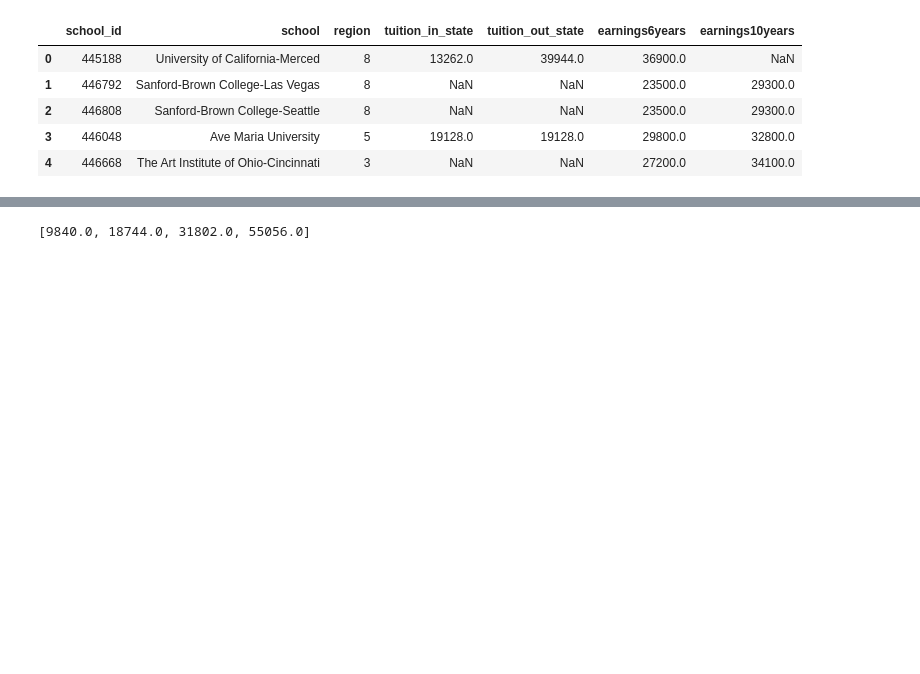
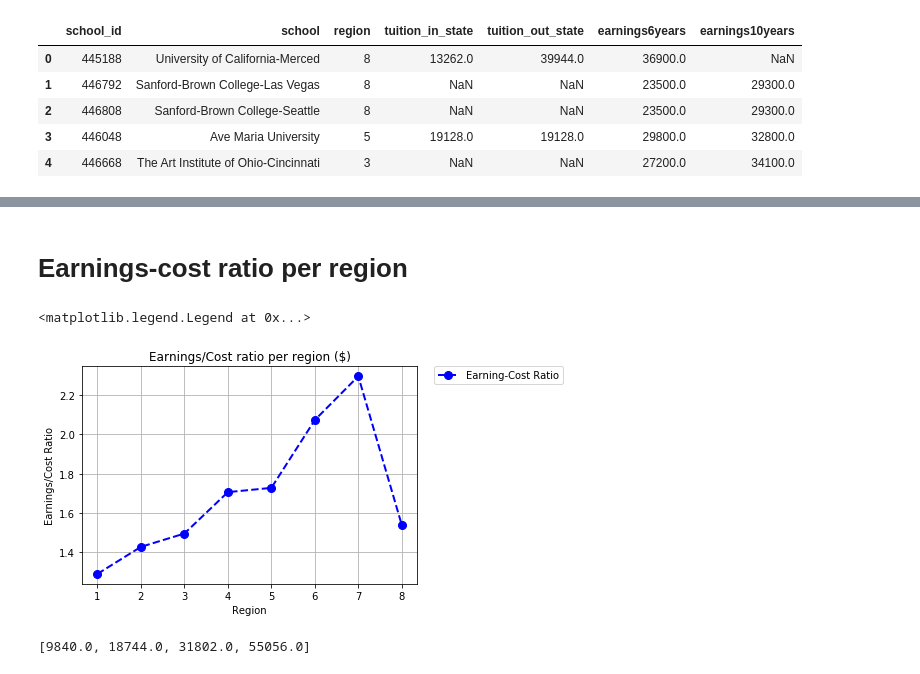
Before and after one commit to kent-huynh/Project_1, a Jupyter notebook: Python Analytics - Best Region for Undergrad Degrees.ipynb, the cells around one changed output, grey strips where cells are left out. Cells and saved outputs as stored; diff of their text form; code cells hidden in the pictures; blank space fills up the shorter version.

```diff
--- a/Python Analytics - Best Region for Undergrad Degrees.ipynb
+++ b/Python Analytics - Best Region for Undergrad Degrees.ipynb
@@ -100,3 +125,22 @@ region_mean
+# %% [markdown]
+# Earnings-cost ratio per region
+# %%
+x_axis = [x for x in range(1,9)]
+y_axis = mean_df_clean["earnings_cost_ratio"]
+
+plt.plot(x_axis, y_axis, 'go--', linewidth=2, markersize=8, color='blue', label="Earning-Cost Ratio")
+
+plt.title("Earnings/Cost ratio per region ($)")
+plt.xlabel("Region")
+plt.ylabel("Earnings/Cost Ratio")
+plt.grid()
+plt.legend(title=[""])
+plt.legend(bbox_to_anchor=(1.05, 1), loc=2, borderaxespad=0.)
+#save fig
+#plt.savefig("Plots/Earnings-CostRatioPerRegion.png")
+# %% [output]
+<matplotlib.legend.Legend at 0x...>
+[figure, added]
 # %%
 #list containing 'bins' for tuition
 quartile_bins = []
```
Also changed, not shown: parts of 9 cells of this notebook, 10 other files.
